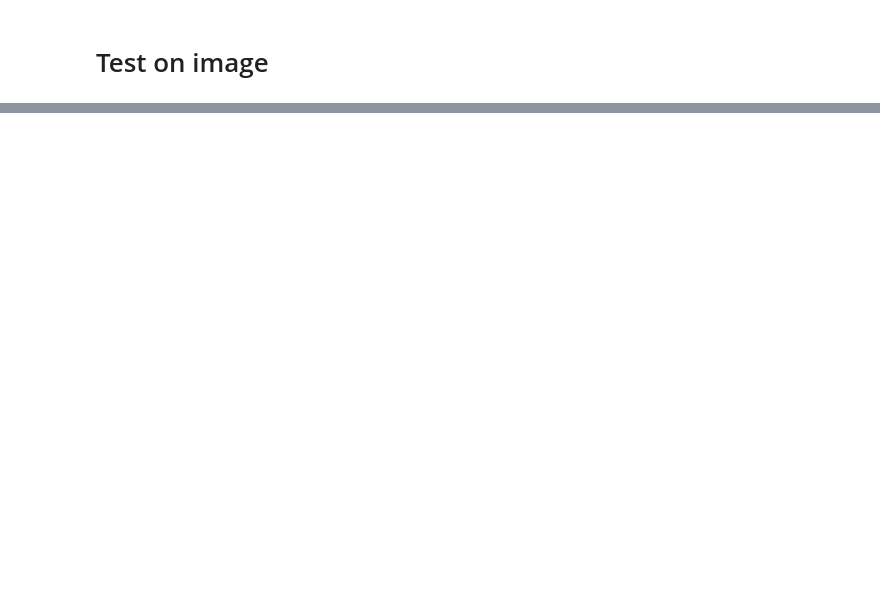
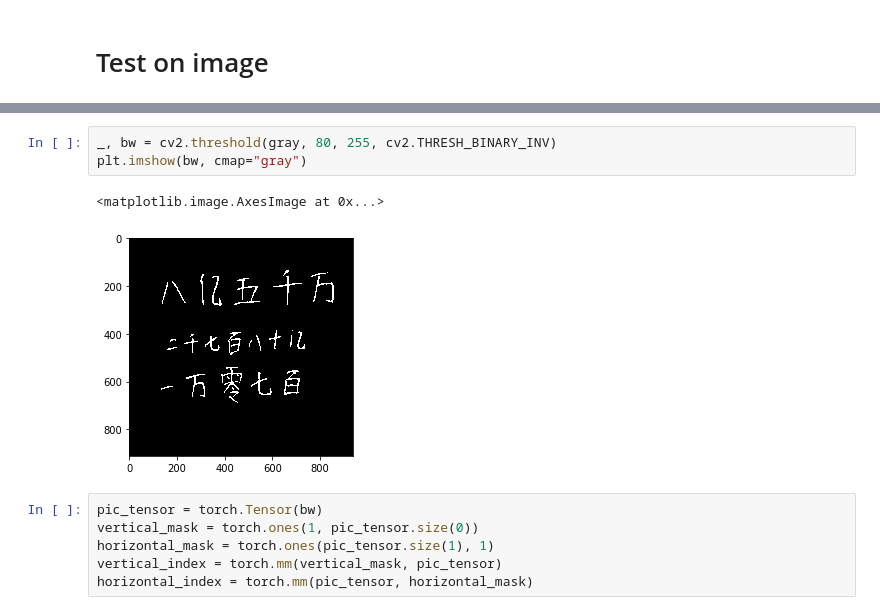
Before and after one commit to CChenLi/integer_convert, a Jupyter notebook: dataset.ipynb, the cells around one changed output, grey strips where cells are left out. Cells and saved outputs as stored; diff of their text form; blank space fills up the shorter version.

```diff
--- a/dataset.ipynb
+++ b/dataset.ipynb
@@ -81,0 +93,12 @@ error: OpenCV(4.4.0) /private/var/folders/nz/vv4_9tw56nv9k3tkvyszvwg80000gn/T/pi
+# %%
+_, bw = cv2.threshold(gray, 80, 255, cv2.THRESH_BINARY_INV)
+plt.imshow(bw, cmap="gray")
+# %% [output]
+<matplotlib.image.AxesImage at 0x...>
+[figure, added]
+# %%
+pic_tensor = torch.Tensor(bw)
+vertical_mask = torch.ones(1, pic_tensor.size(0))
+horizontal_mask = torch.ones(pic_tensor.size(1), 1)
+vertical_index = torch.mm(vertical_mask, pic_tensor)
+horizontal_index = torch.mm(pic_tensor, horizontal_mask)
```
Also changed, not shown: parts of 11 cells of this notebook, 5 other files.
